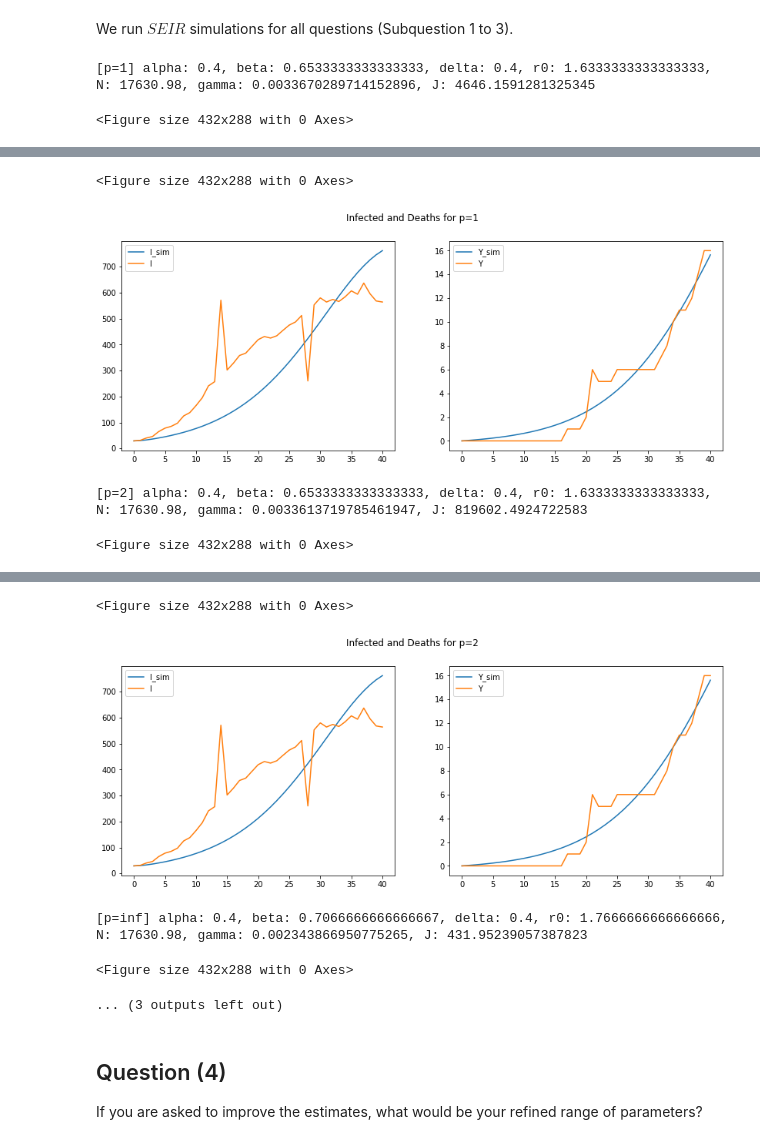
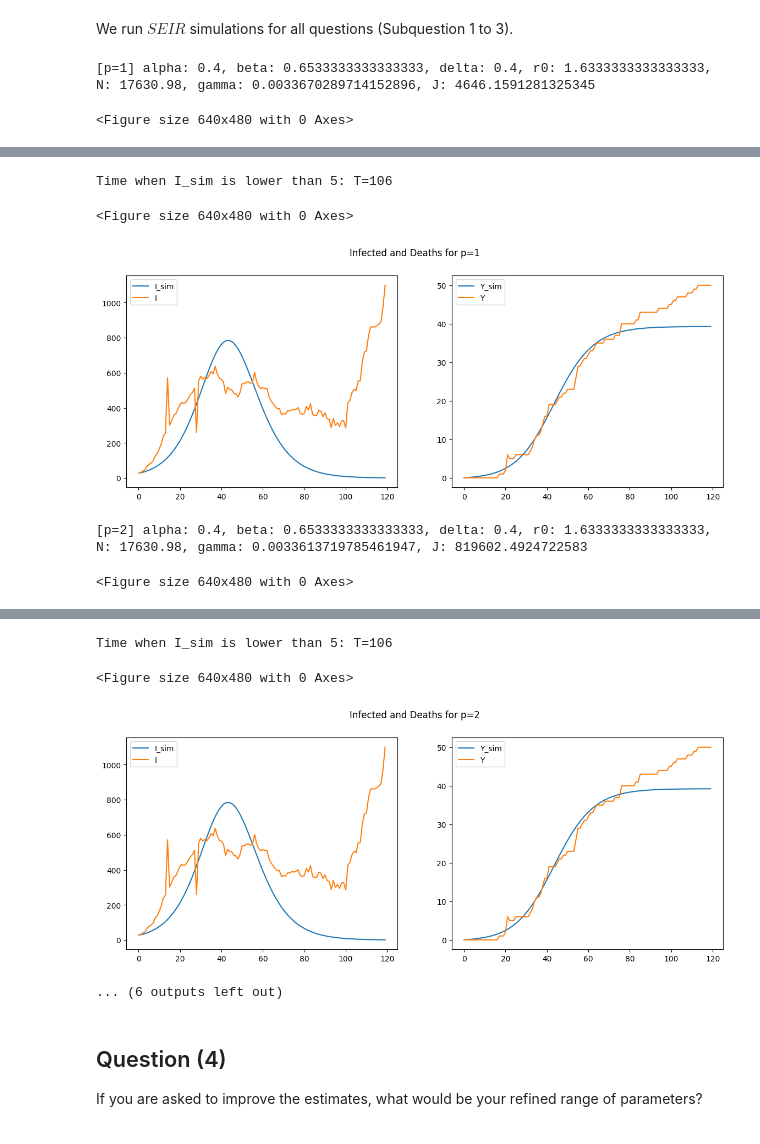
Before and after one commit to Ghostbrush/Epidemiology-Project-Analysis-of-S.F.-D.C.-COVID-Data, a Jupyter notebook: HW2_40.ipynb, the cells around one changed output, grey strips where cells are left out. Saved outputs shown, nothing was run; the diff lists cells and outputs as text; code cells hidden in the pictures.

Commit message:
update simulation and show when is lower than V_min

```diff
--- a/HW2_40.ipynb
+++ b/HW2_40.ipynb
@@ -48,6 +48,12 @@ I = np.zeros(T_max + 1)
 for t in range(0, T_max + 1):
     I[t] = accumulated_cases[t + t0 + 7] - accumulated_cases[t + t0 - 7]
 
+
+# Get the I(t)
+I_all = np.zeros(120)
+for t in range(0, 120):
+    I_all[t] = accumulated_cases[t + t0 + 7] - accumulated_cases[t + t0 - 7]
+
 # When accumulated_deaths > 5, the simulation starts
 # t_deaths_0 = np.argwhere(accumulated_deaths > 5)[1, 0]
 accumulated_deaths = accumulated_deaths[t0:]
@@ -75,7 +81,7 @@ Number of simulations: 1000
 # %% [markdown]
 Then, let's implement the SIR model following our PPT. We also need to implement an ode solver. We will use the Euler method here.
 # %%
-def SIR_simulation(x):
+def SIR_simulation(x, T_max):
     # S, I, R
     alpha, beta, N = x
     y_0 = [N-I[0], I[0], 0]  # Susceptible, Infected, Recovered
@@ -158,7 +164,7 @@ for p in ps:
     all_results = []
 
     for alpha, beta, r0, N in tqdm(omegas):
-        S_sim, I_sim, R_sim = SIR_simulation((alpha, beta, N))
+        S_sim, I_sim, R_sim = SIR_simulation((alpha, beta, N), T_max)
 
         gamma = get_gamma(R_sim[7:], p)
 
@@ -190,17 +196,22 @@ for p in ps:
     fig.colorbar(temp, ax=ax1)
 
     # Sub Question (3)
-    S_sim, I_sim, R_sim = SIR_simulation((alpha, beta, N))
+    S_sim, I_sim, R_sim = SIR_simulation((alpha, beta, N), 119)
+
+    # Find when I_sim is lower than 5
+    _, I_sim_long, _ = SIR_simulation((alpha, beta, N), 1000)
+    pos = np.where(I_sim_long < 5)[0][0]
+    print(f"Time when I_sim is lower than 5: T={pos}")
 
     ax2.plot(I_sim, label="I_sim")
-    ax2.plot(I, label="I")
+    ax2.plot(I_all, label="I")
     ax2.legend()
     ax2.set_xlabel("Time (days)")
     ax2.set_ylabel("Count")
     ax2.set_title("Infected vs Time")
 
     ax3.plot(gamma * R_sim, label="Y_sim")
-    ax3.plot(accumulated_deaths[:T_max+1], label="Y")
+    ax3.plot(accumulated_deaths[:120], label="Y")
     ax3.legend()
     ax3.set_xlabel("Time (days)")
     ax3.set_ylabel("Count")
@@ -251,7 +265,7 @@ Number of simulations: 2401
 # %% [markdown]
 Then, let's implement the SEIR model following our PPT. We also need to implement an ode solver. We will use the Euler method here.
 # %%
-def SEIR_simulation(x):
+def SEIR_simulation(x, T_max):
     # S, E, I, R
     alpha, beta, delta, N = x
     y_0 = [N-2*I[0], I[0], I[0], 0]  # Susceptible, Exposed, Infected, Recovered
@@ -301,7 +315,7 @@ for p in ps:
     all_results = []
 
     for alpha, beta, delta, r0, N in tqdm(omegas):
-        S_sim, E_sim, I_sim, R_sim = SEIR_simulation((alpha, beta, delta, N))
+        S_sim, E_sim, I_sim, R_sim = SEIR_simulation((alpha, beta, delta, N), T_max)
         gamma = get_gamma(R_sim[7:], p)
 
         if p != np.inf:
@@ -335,47 +349,52 @@ for p in ps:
     ax2.scatter(alpha, delta, c="red", marker="x")
     ax2.set_xlabel("alpha")
     ax2.set_ylabel("delta")
     ax2.set_title("J vs alpha and delta")
     fig.colorbar(temp, ax=ax2)
 
     temp = ax3.scatter(all_results[:, 2], all_results[:, 3], c=all_results[:, 0])
     ax3.scatter(beta, delta, c="red", marker="x")
     ax3.set_xlabel("beta")
     ax3.set_ylabel("delta")
     ax3.set_title("J vs beta and delta")
     fig.colorbar(temp, ax=ax3)
 
     plt.show()
 
     # Sub Question (3)
-    S_sim, E_sim, I_sim, R_sim = SEIR_simulation((alpha, beta, delta, N))
+    S_sim, E_sim, I_sim, R_sim = SEIR_simulation((alpha, beta, delta, N), 119)
+
+    # Find when I_sim is lower than 5
+    _, _, I_sim_long, _ = SEIR_simulation((alpha, beta, delta, N), 1000)
+    pos = np.where(I_sim_long < 5)[0][0]
+    print(f"Time when I_sim is lower than 5: T={pos}")
 
     plt.figure()
     fig, (ax1, ax2) = plt.subplots(1, 2, figsize=(14, 5))
     plt.suptitle(f"Infected and Deaths for p={p}")
 
     ax1.plot(I_sim, label="I_sim")
-    ax1.plot(I, label="I")
+    ax1.plot(I_all, label="I")
     ax1.legend()
 
     ax2.plot(gamma * R_sim, label="Y_sim")
-    ax2.plot(accumulated_deaths[:T_max+1], label="Y")
+    ax2.plot(accumulated_deaths[:120], label="Y")
     ax2.legend()
     plt.show()
 # %% [output]
 [p=1] alpha: 0.4, beta: 0.6533333333333333, delta: 0.4, r0: 1.6333333333333333, N: 17630.98, gamma: 0.0033670289714152896, J: 4646.1591281325345
-<Figure size 432x288 with 0 Axes>
+<Figure size 640x480 with 0 Axes>
 [figure]
-<Figure size 432x288 with 0 Axes>
+Time when I_sim is lower than 5: T=106
+<Figure size 640x480 with 0 Axes>
-[figure, old version]
+[figure, new version]
-[p=2] alpha: 0.4, beta: 0.6533333333333333, delta: 0.4, r0: 1.6333333333333333, N: 17630.98, gamma: 0.0033613719785461947, J: 819602.4924722583
-<Figure size 432x288 with 0 Axes>
+[p=2] alpha: 0.4, beta: 0.6533333333333333, delta: 0.4, r0: 1.6333333333333333, N: 17630.98, gamma: 0.0033613719785461947, J: 819602.4924722583
+<Figure size 640x480 with 0 Axes>
 [figure]
-<Figure size 432x288 with 0 Axes>
-[figure, old version]
-[p=inf] alpha: 0.4, beta: 0.7066666666666667, delta: 0.4, r0: 1.7666666666666666, N: 17630.98, gamma: 0.002343866950775265, J: 431.95239057387823
+Time when I_sim is lower than 5: T=106
-<Figure size 432x288 with 0 Axes>
+<Figure size 640x480 with 0 Axes>
+[figure, new version]
-... (3 outputs left out)
+... (6 outputs left out)
 # %% [markdown]
 ## Question (4)
 If you are asked to improve the estimates, what would be your refined range of parameters?
```
Also changed, not shown: parts of 1 cell of this notebook, 1 other file.
